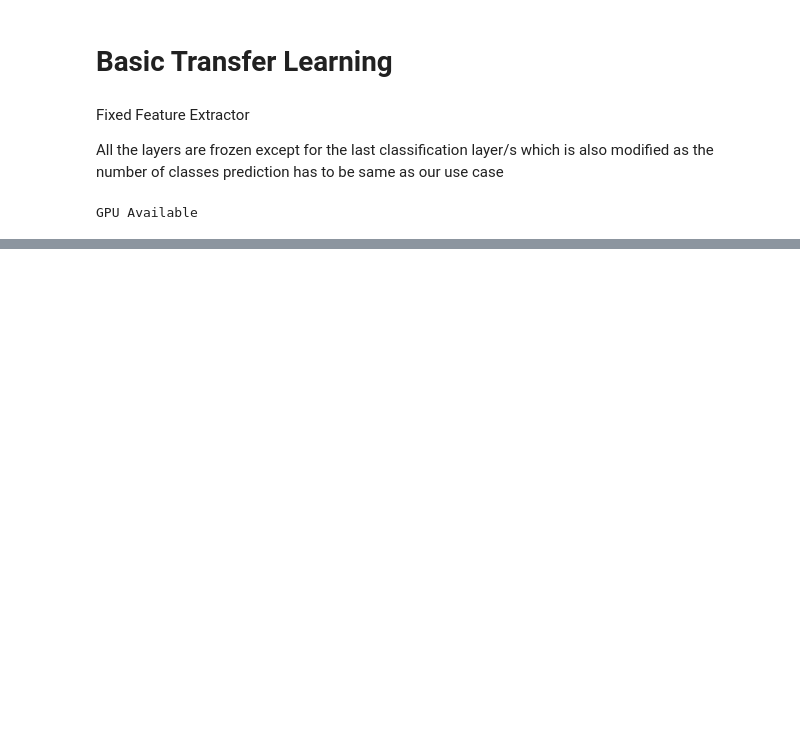
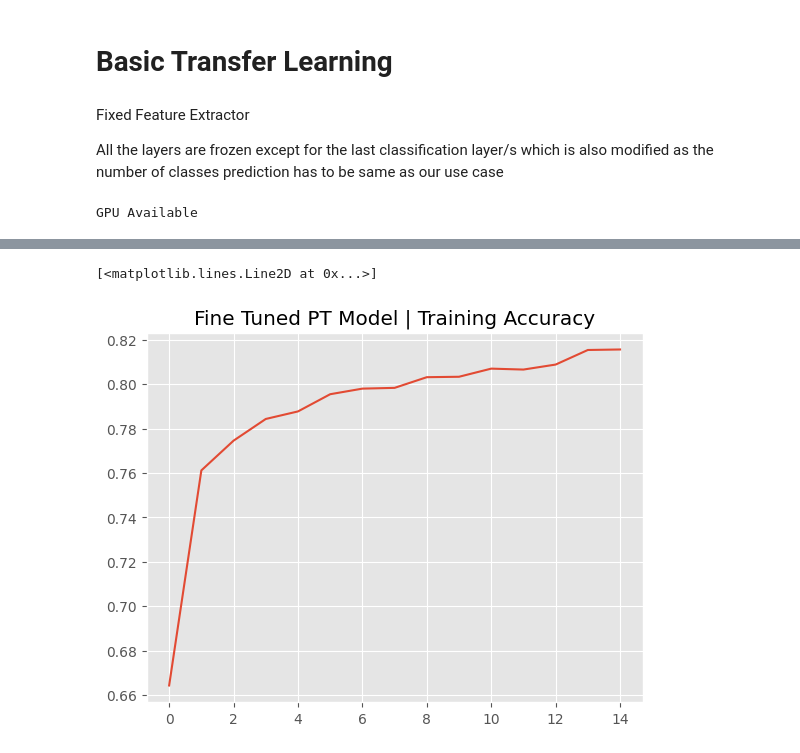
Before and after one commit to leonbora167/intelligent-system-explorations, a Jupyter notebook: PyTorch/Quantization_Basics.ipynb, the cells around one changed output, grey strips where cells are left out. Saved outputs shown, nothing was run; the diff lists cells and outputs as text; code cells hidden in the pictures; blank space fills up the shorter version.

Commit message:
Update Quantization_Basics.ipynb
fine tuning and benchmarking done. Added dynamic quantization. 3 more to go i guess,

```diff
--- a/PyTorch/Quantization_Basics.ipynb
+++ b/PyTorch/Quantization_Basics.ipynb
@@ -142,11 +152,13 @@ lr_scheduler = torch.optim.lr_scheduler.StepLR(optimizer, step_size=5, gamma=0.1
 #timestamp = datetime.now().strftime('%Y%m%d_%H%M%S')
 #writer = SummaryWriter("runs/classifier_{}".format(timestamp))
 
-epoch_number = 0
+
 training_accuracy_list = []
 training_loss_list = []
+length = []
 
 def model_training(total_epochs, optimizer, criterion, model, device):
+    counter= 0
     for epoch in range(total_epochs):
         print(f"Epoch :{epoch}")
 
@@ -155,6 +167,7 @@ def model_training(total_epochs, optimizer, criterion, model, device):
         #One pass over data
         running_loss = 0.
         running_accuracy = 0.
+        total_samples = 0.
 
         for inputs, targets in tqdm(train_loader):
             inputs = inputs.to(device)
@@ -165,11 +178,16 @@ def model_training(total_epochs, optimizer, criterion, model, device):
             loss.backward()
             optimizer.step() #Adjust learning weights
             running_loss += loss.item()
-            training_loss_list.append(running_loss)
-            outputs.round() == targets)
+            _, preds = torch.max(outputs, 1)  # Assuming classification
+            running_accuracy += torch.sum(preds == targets).item()
+            total_samples += inputs.size(0)
 
-        training_accuracy_result = float(running_accuracy / len(targets))
-        loss_result = float(running_loss / len(targets))
+        training_accuracy_result = running_accuracy / total_samples
+        training_accuracy_list.append(training_accuracy_result)
+        loss_result = float(running_loss / total_samples)
+        training_loss_list.append(loss_result)
+        length.append(counter)
+        counter += 1
         print(f"For Batch size {len(i)} images\nLoss ={loss_result}")
         print(f"Training Accuracy : {training_accuracy_result}")
     return model
@@ -180,0 +245,6 @@ RuntimeError: a Tensor with 64 elements cannot be converted to Scalar
+# %%
+plt.title("Fine Tuned PT Model | Training Accuracy")
+plt.plot(length, training_accuracy_list)
+# %% [output]
+[<matplotlib.lines.Line2D at 0x...>]
+[figure, added]
```
Also changed, not shown: parts of 22 cells of this notebook.
